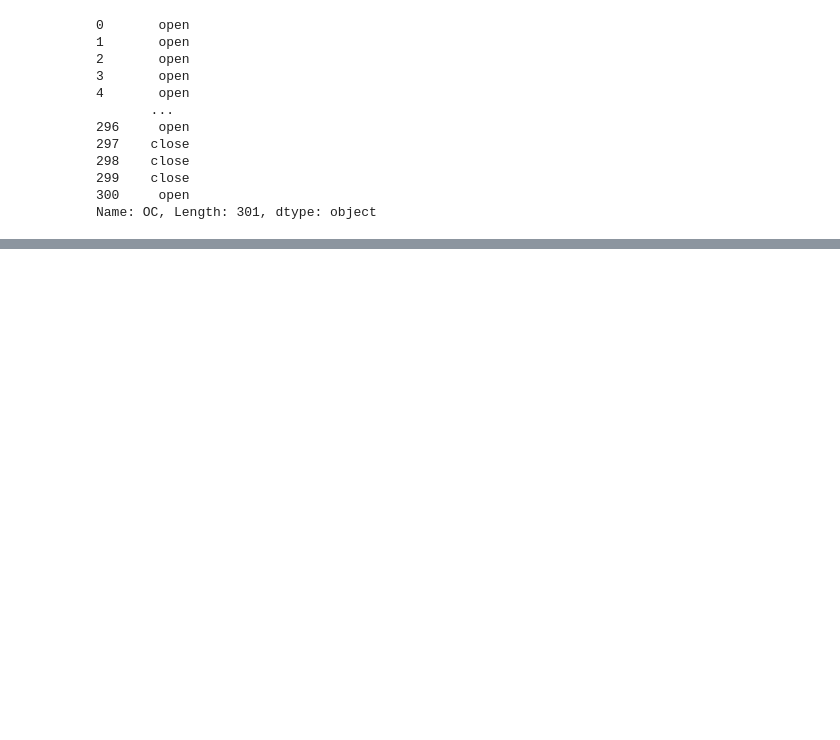
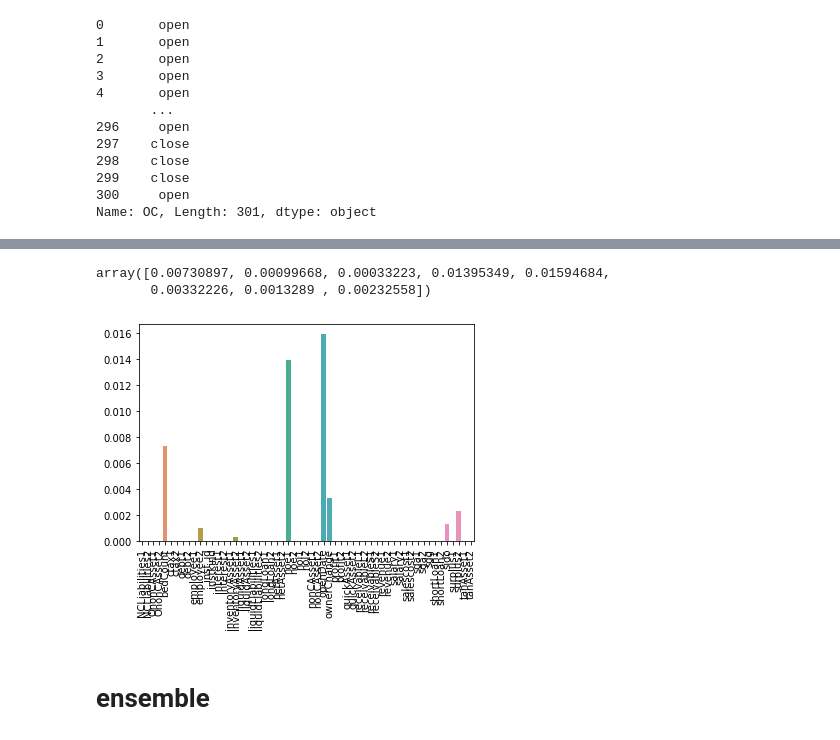
Before and after one commit to yonseimath/data-science-2022-biginner, a Jupyter notebook: jeahyuk/병원_개_폐업_분류_dacon.ipynb, the cells around one changed output, grey strips where cells are left out. Saved outputs shown, nothing was run; the diff lists cells and outputs as text; code cells hidden in the pictures; blank space fills up the shorter version.

```diff
--- a/jeahyuk/병원_개_폐업_분류_dacon.ipynb
+++ b/jeahyuk/병원_개_폐업_분류_dacon.ipynb
@@ -303,0 +524,5 @@ Name: OC, Length: 301, dtype: int64
+# %%
+GBM_prod.fit(train_prod_X, train_prod_Y)
+print(GBM_prod.feature_importances_)
+# 특성이 훨씬 많이 빈다.
+# 이유?
@@ -303,0 +551,16 @@ Name: OC, Length: 301, dtype: int64
+# %%
+np.random.seed(100)
+HGB_prod = HistGradientBoostingClassifier()
+HGB_prodmodel = HGB_prod.fit(train_prod_X, train_prod_Y)
+HGB_prod_prediction = HGB_prod.predict_proba(test_prod_X)[:,1]
+
+sub_HGB = pd.DataFrame({'inst_id' : sub_id , 'OC' : HGB_prod_prediction })
+sub_HGB = sub_HGB[['inst_id', 'OC']]
+# %%
+# permutation_importance
+from sklearn.inspection import permutation_importance
+
+HGB_prod.fit(train_prod_X, train_prod_Y)
+result = permutation_importance(HGB_prod, train_prod_X, train_prod_Y, n_repeats=10,
+                                random_state=42, n_jobs=-1)
+print(result.importances_mean)
@@ -303,0 +578,17 @@ Name: OC, Length: 301, dtype: int64
+# %%
+result=result.importances_mean[result.importances_mean !=0]
+# %%
+result
+# %% [output]
+array([0.00730897, 0.00099668, 0.00033223, 0.01395349, 0.01594684,
+       0.00332226, 0.0013289 , 0.00232558])
+# %%
+plt.figure()
+sns.barplot(train_prod_X.columns, result.importances_mean)
+plt.xticks(rotation=90)
+plt.show()
+#0값 지우는 것
+# %% [output]
+[figure, added]
+# %% [markdown]
+# ensemble
```
Also changed, not shown: parts of 34 cells of this notebook.
